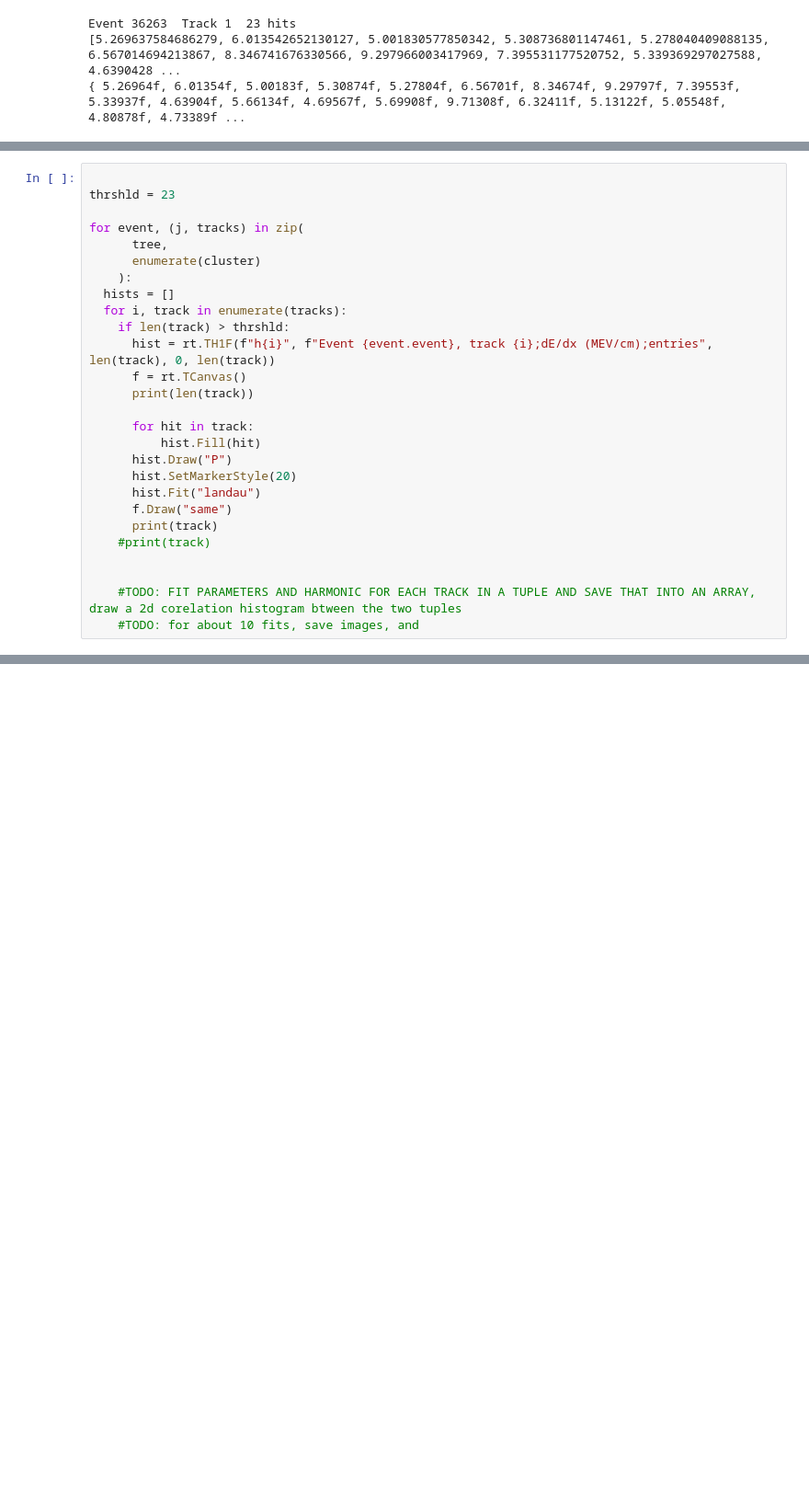
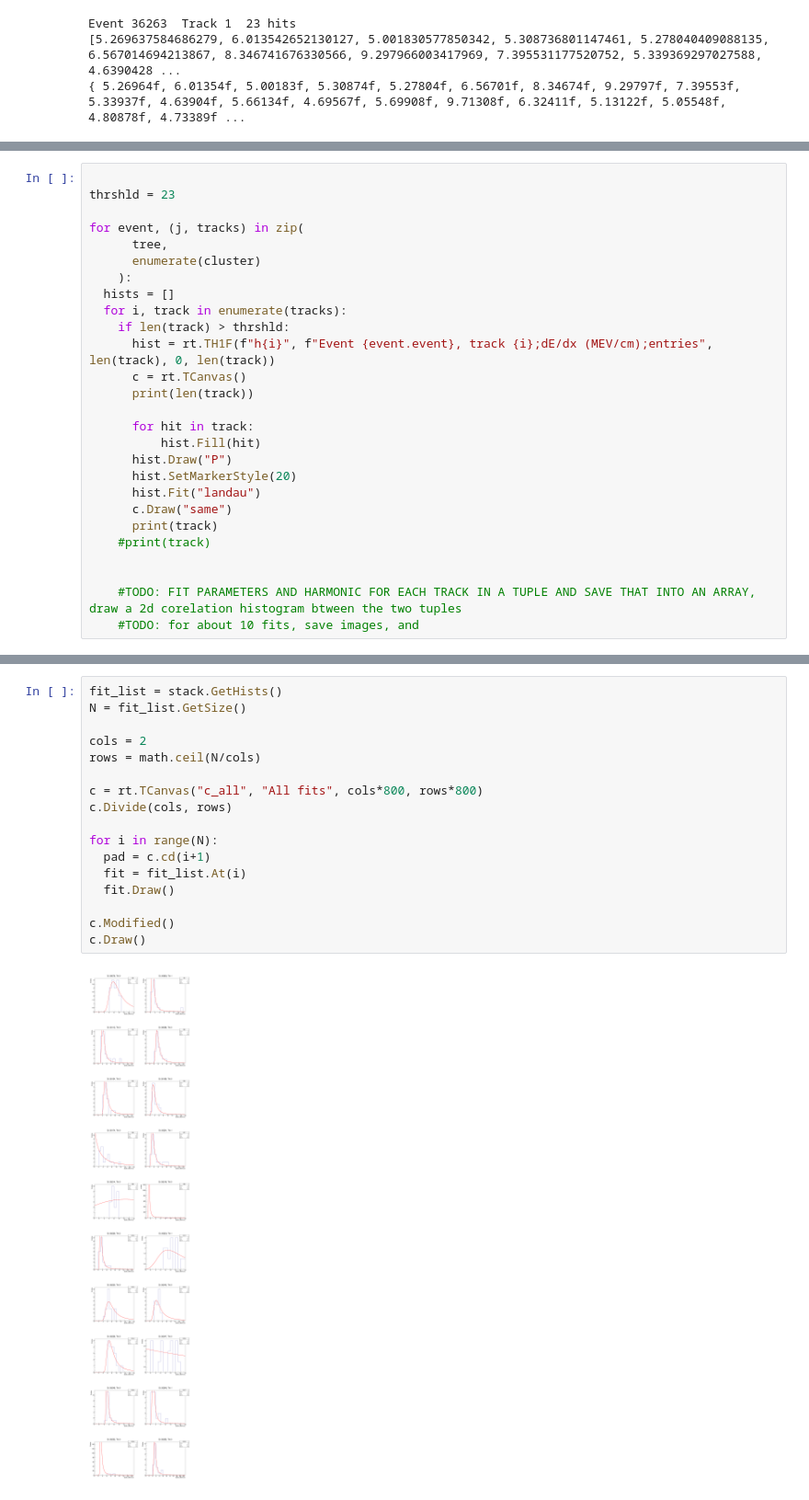
Before and after one commit to both-sides/optimizing_DEDx_estimator, a Jupyter notebook: notebooks/fit.ipynb, the cells around one changed output, grey strips where cells are left out. Shown at 92% size. Saved outputs shown, nothing was run; the diff lists cells and outputs as text; blank space fills up the shorter version.

```diff
--- a/notebooks/fit.ipynb
+++ b/notebooks/fit.ipynb
@@ -164,7 +169,7 @@ for event, (j, tracks) in zip(
   for i, track in enumerate(tracks):
     if len(track) > thrshld:
       hist = rt.TH1F(f"h{i}", f"Event {event.event}, track {i};dE/dx (MEV/cm);entries", len(track), 0, len(track))
-      f = rt.TCanvas()
+      c = rt.TCanvas()
       print(len(track))
 
       for hit in track:
@@ -172,7 +177,7 @@ for event, (j, tracks) in zip(
       hist.Draw("P")
       hist.SetMarkerStyle(20)
       hist.Fit("landau")
-      f.Draw("same")
+      c.Draw("same")
       print(track)
     #print(track)
 
@@ -194,0 +282,19 @@ Sigma                     =     0.451741   +/-   0.181882        (limited)
+# %%
+fit_list = stack.GetHists()
+N = fit_list.GetSize()
+
+cols = 2
+rows = math.ceil(N/cols)
+
+c = rt.TCanvas("c_all", "All fits", cols*800, rows*800)
+c.Divide(cols, rows)
+
+for i in range(N):
+  pad = c.cd(i+1)
+  fit = fit_list.At(i)
+  fit.Draw()
+
+c.Modified()
+c.Draw()
+# %% [output]
+[figure, added]
```
Also changed, not shown: parts of 11 cells of this notebook, 2 other files.
